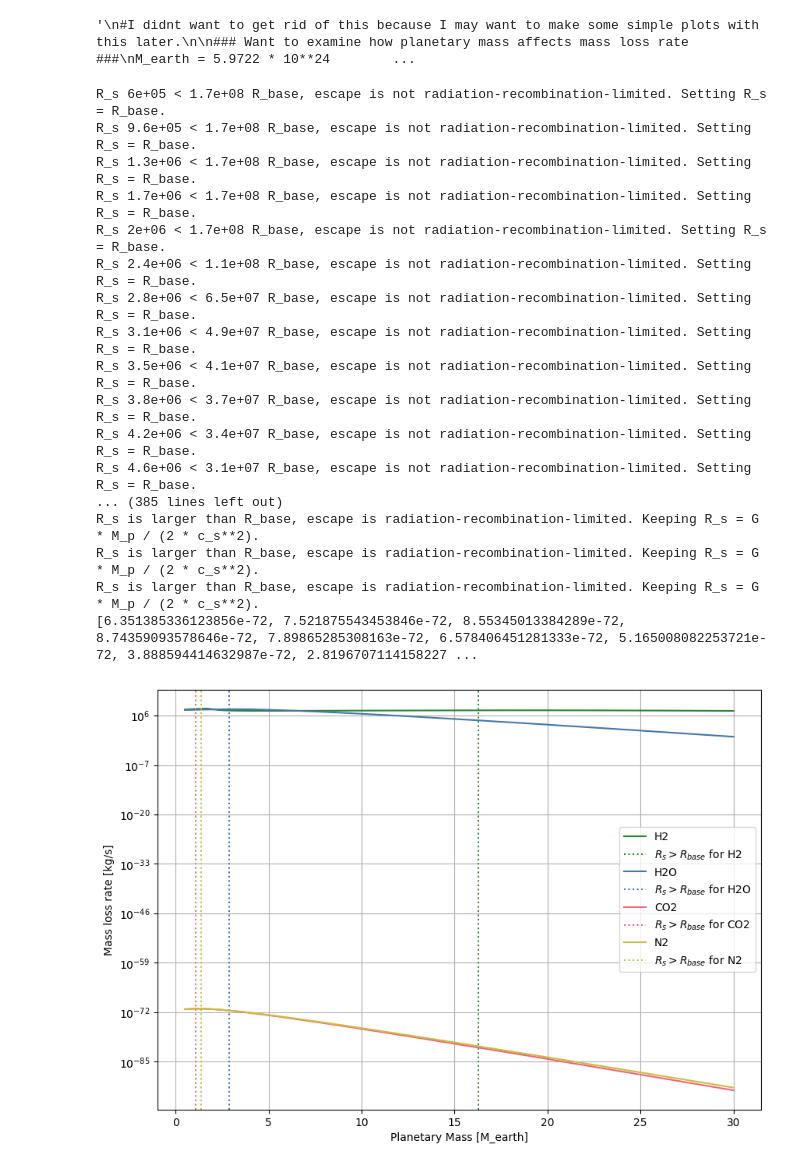
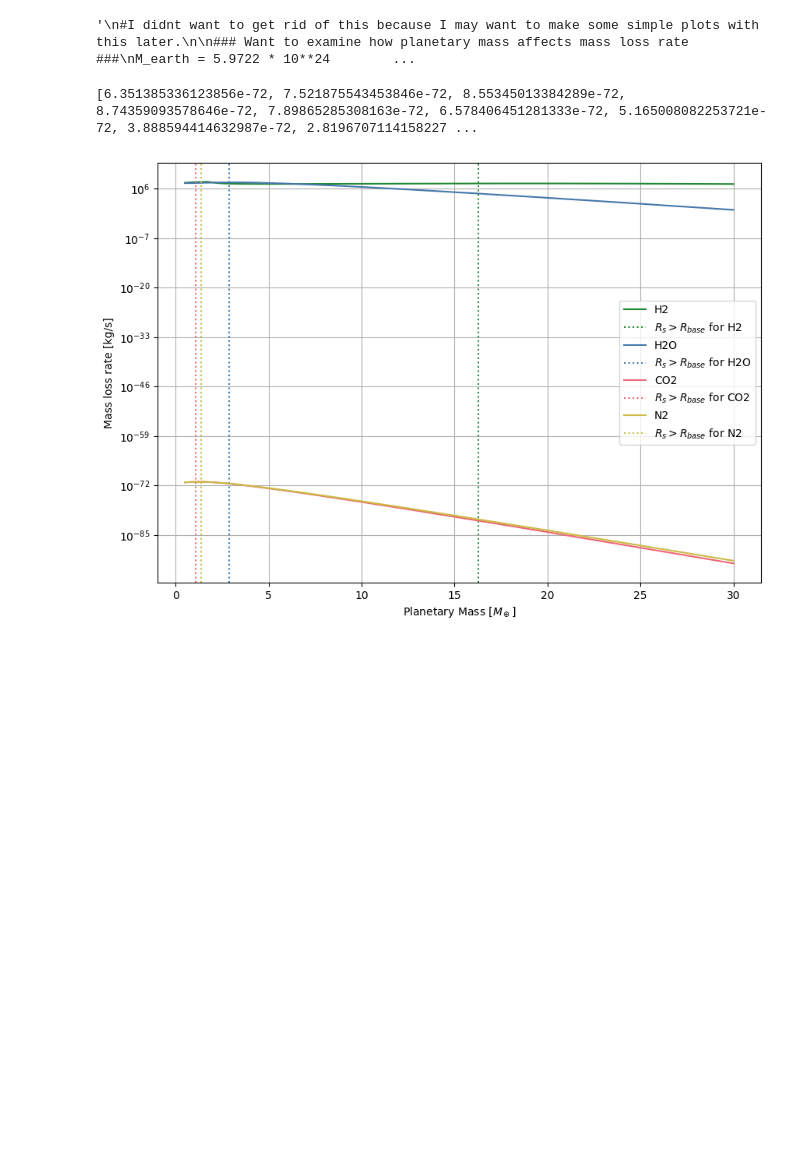
Before and after one commit to FormingWorlds/BScProjectAtmosphericEscape, a Jupyter notebook: plots/results_safari.ipynb, the cells around one changed output. Saved outputs shown, nothing was run; the diff lists cells and outputs as text; code cells hidden in the pictures; blank space fills up the shorter version.

```diff
--- a/plots/results_safari.ipynb
+++ b/plots/results_safari.ipynb
@@ -186,51 +186,35 @@ atmospheres_swept = {}
 
 for species in atmospheres_to_sweep.keys():
     # Unpack the two values returned by the fixed function
     rates, r_break = sweep_masses(atmospheres_to_sweep[species])
     atmospheres_swept[species] = (rates, r_break)
 
 # Now your plotting code will work:
 # ax.plot(masses, atmospheres_swept[keys[0]], ...)
 keys = list(atmospheres_swept.keys())
 
 print(atmospheres_swept[keys[2]][0])
 
 fig, ax = plt.subplots(1, 1, figsize=(10, 7))
 fig.suptitle=('Mass loss rate for different masses')
 masses = Mass_array / M_earth
 ax.plot(masses, atmospheres_swept[keys[0]][0], label=keys[0], color='#228833')
 ax.axvline(masses[atmospheres_swept[keys[0]][1]], label=f'$R_s > R_{{base}}$ for {keys[0]}', color='#228833', linestyle='dotted')
 ax.plot(masses, atmospheres_swept[keys[1]][0], label=keys[1], color='#4477AA')
 ax.axvline(masses[atmospheres_swept[keys[1]][1]], label=f'$R_s > R_{{base}}$ for {keys[1]}', color='#4477AA', linestyle='dotted')
 ax.plot(masses, atmospheres_swept[keys[2]][0], label=keys[2], color='#EE6677')
 ax.axvline(masses[atmospheres_swept[keys[2]][1]], label=f'$R_s > R_{{base}}$ for {keys[2]}',  color='#EE6677', linestyle='dotted')
 ax.plot(masses, atmospheres_swept[keys[3]][0], label=keys[3], color='#CCBB44')
 ax.axvline(masses[atmospheres_swept[keys[3]][1]], label=f'$R_s > R_{{base}}$ for {keys[3]}', color='#CCBB44', linestyle='dotted')
 ax.legend()
 ax.grid(True)
-ax.set_xlabel('Planetary Mass [M_earth]')
+ax.set_xlabel('Planetary Mass [$M_\oplus$]')
 ax.set_ylabel('Mass loss rate [kg/s]')
 ax.semilogy()
 plt.show()
 # %% [output]
-R_s 6e+05 < 1.7e+08 R_base, escape is not radiation-recombination-limited. Setting R_s = R_base.
-R_s 9.6e+05 < 1.7e+08 R_base, escape is not radiation-recombination-limited. Setting R_s = R_base.
-R_s 1.3e+06 < 1.7e+08 R_base, escape is not radiation-recombination-limited. Setting R_s = R_base.
-R_s 1.7e+06 < 1.7e+08 R_base, escape is not radiation-recombination-limited. Setting R_s = R_base.
-R_s 2e+06 < 1.7e+08 R_base, escape is not radiation-recombination-limited. Setting R_s = R_base.
-R_s 2.4e+06 < 1.1e+08 R_base, escape is not radiation-recombination-limited. Setting R_s = R_base.
-R_s 2.8e+06 < 6.5e+07 R_base, escape is not radiation-recombination-limited. Setting R_s = R_base.
-R_s 3.1e+06 < 4.9e+07 R_base, escape is not radiation-recombination-limited. Setting R_s = R_base.
-R_s 3.5e+06 < 4.1e+07 R_base, escape is not radiation-recombination-limited. Setting R_s = R_base.
-R_s 3.8e+06 < 3.7e+07 R_base, escape is not radiation-recombination-limited. Setting R_s = R_base.
-R_s 4.2e+06 < 3.4e+07 R_base, escape is not radiation-recombination-limited. Setting R_s = R_base.
-R_s 4.6e+06 < 3.1e+07 R_base, escape is not radiation-recombination-limited. Setting R_s = R_base.
-... (385 lines left out)
-R_s is larger than R_base, escape is radiation-recombination-limited. Keeping R_s = G * M_p / (2 * c_s**2).
-R_s is larger than R_base, escape is radiation-recombination-limited. Keeping R_s = G * M_p / (2 * c_s**2).
-R_s is larger than R_base, escape is radiation-recombination-limited. Keeping R_s = G * M_p / (2 * c_s**2).
 [6.351385336123856e-72, 7.521875543453846e-72, 8.55345013384289e-72, 8.74359093578646e-72, 7.89865285308163e-72, 6.578406451281333e-72, 5.165008082253721e-72, 3.888594414632987e-72, 2.8196707114158227 ...
-[figure, old version]
+[figure, new version]
 # %%
 #I want to compare how implementing the mass-radius relation changes the result of the mass sweep
 
```
Also changed, not shown: parts of 4 cells of this notebook.
